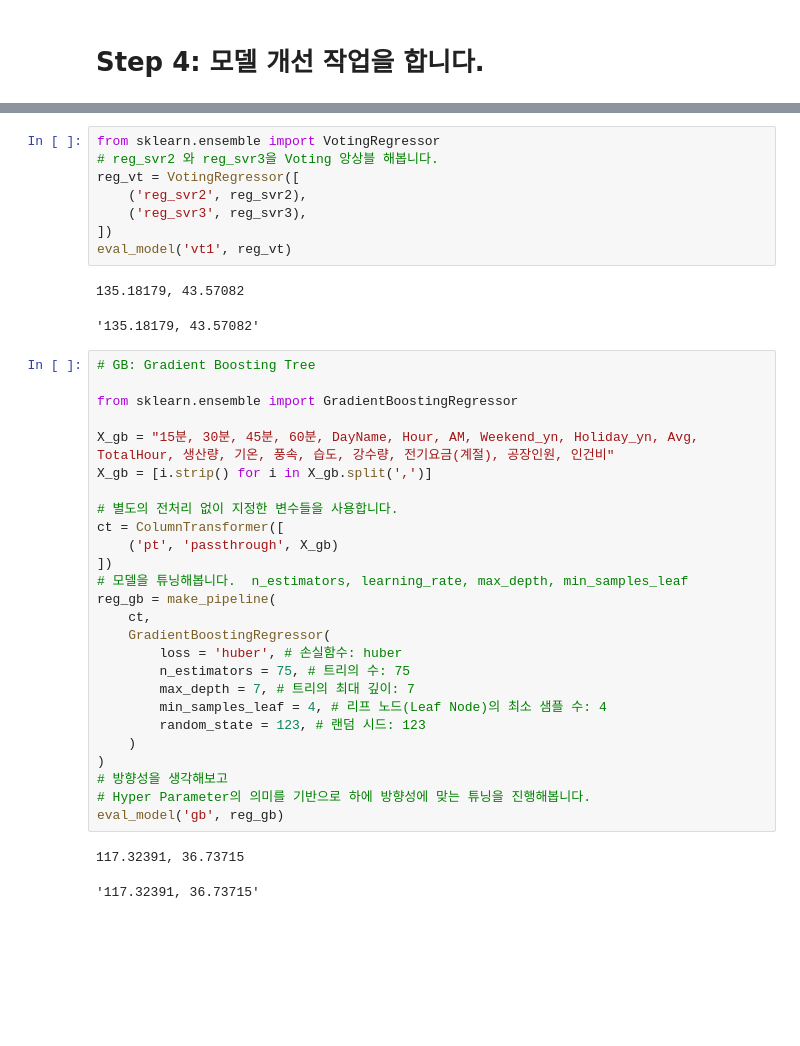
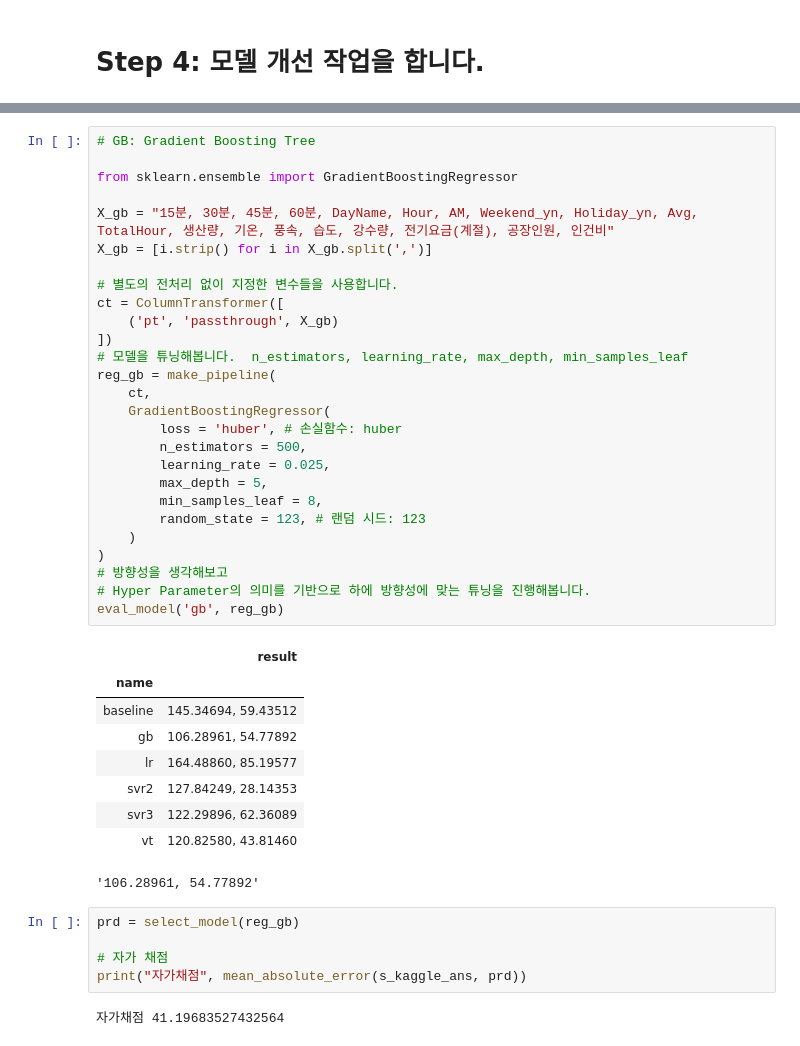
Before and after one commit to sunkusun9/DS_lv3_2504_1, a Jupyter notebook: sec_ds_lv3_prob3_kaggle.ipynb, the cells around one changed output, grey strips where cells are left out. Drawn from its saved outputs; the diff is of its cells as text; blank space fills up the shorter version.

```diff
--- a/sec_ds_lv3_prob3_kaggle.ipynb
+++ b/sec_ds_lv3_prob3_kaggle.ipynb
@@ -354,43 +402,47 @@ eval_model('lr', reg_lr)
-# %%
-from sklearn.ensemble import VotingRegressor
-# reg_svr2 와 reg_svr3을 Voting 앙상블 해봅니다.
-reg_vt = VotingRegressor([
-    ('reg_svr2', reg_svr2),
-    ('reg_svr3', reg_svr3),
-])
-eval_model('vt1', reg_vt)
-# %% [output]
-135.18179, 43.57082
-'135.18179, 43.57082'
 # %%
 # GB: Gradient Boosting Tree
 
 from sklearn.ensemble import GradientBoostingRegressor
 
 X_gb = "15분, 30분, 45분, 60분, DayName, Hour, AM, Weekend_yn, Holiday_yn, Avg, TotalHour, 생산량, 기온, 풍속, 습도, 강수량, 전기요금(계절), 공장인원, 인건비"
 X_gb = [i.strip() for i in X_gb.split(',')]
 
 # 별도의 전처리 없이 지정한 변수들을 사용합니다.
 ct = ColumnTransformer([
     ('pt', 'passthrough', X_gb)
 ])
 # 모델을 튜닝해봅니다.  n_estimators, learning_rate, max_depth, min_samples_leaf
 reg_gb = make_pipeline(
     ct,
     GradientBoostingRegressor(
         loss = 'huber', # 손실함수: huber
-        n_estimators = 75, # 트리의 수: 75
-        max_depth = 7, # 트리의 최대 깊이: 7
-        min_samples_leaf = 4, # 리프 노드(Leaf Node)의 최소 샘플 수: 4
+        n_estimators = 500,
+        learning_rate = 0.025,
+        max_depth = 5,
+        min_samples_leaf = 8,
         random_state = 123, # 랜덤 시드: 123
     )
 )
 # 방향성을 생각해보고
 # Hyper Parameter의 의미를 기반으로 하에 방향성에 맞는 튜닝을 진행해봅니다.
 eval_model('gb', reg_gb)
 # %% [output]
+|  | result |
+| name |  |
+| baseline | 145.34694, 59.43512 |
+| gb | 106.28961, 54.77892 |
+| lr | 164.48860, 85.19577 |
+| svr2 | 127.84249, 28.14353 |
+| svr3 | 122.29896, 62.36089 |
+| vt | 120.82580, 43.81460 |
-117.32391, 36.73715
+'106.28961, 54.77892'
-'117.32391, 36.73715'
+# %%
+prd = select_model(reg_gb)
+
+# 자가 채점
+print("자가채점", mean_absolute_error(s_kaggle_ans, prd))
+# %% [output]
+자가채점 41.19683527432564
 # %%
 # XGB: XGBoost
 
```
Also changed, not shown: parts of 14 cells of this notebook.
